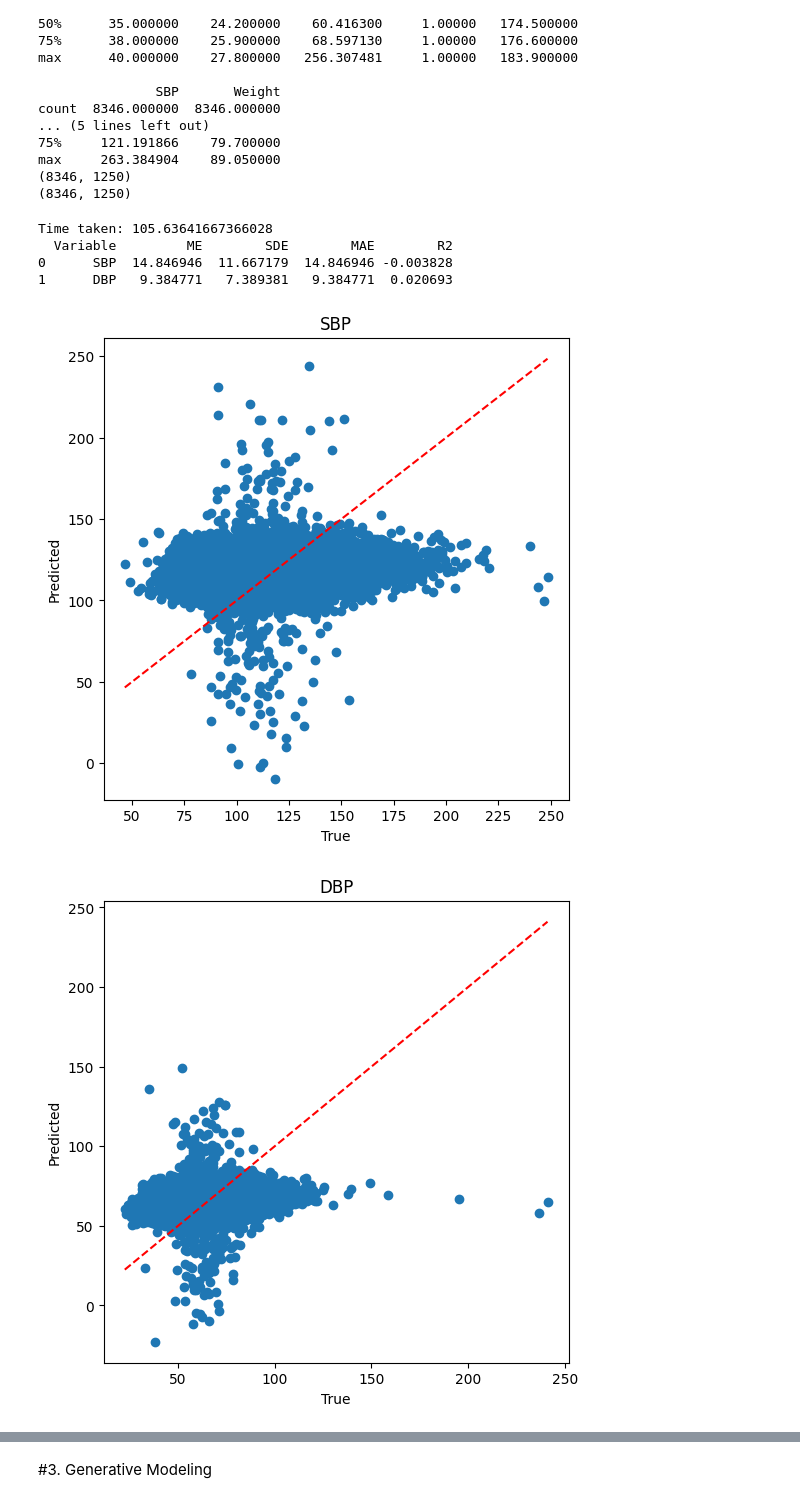
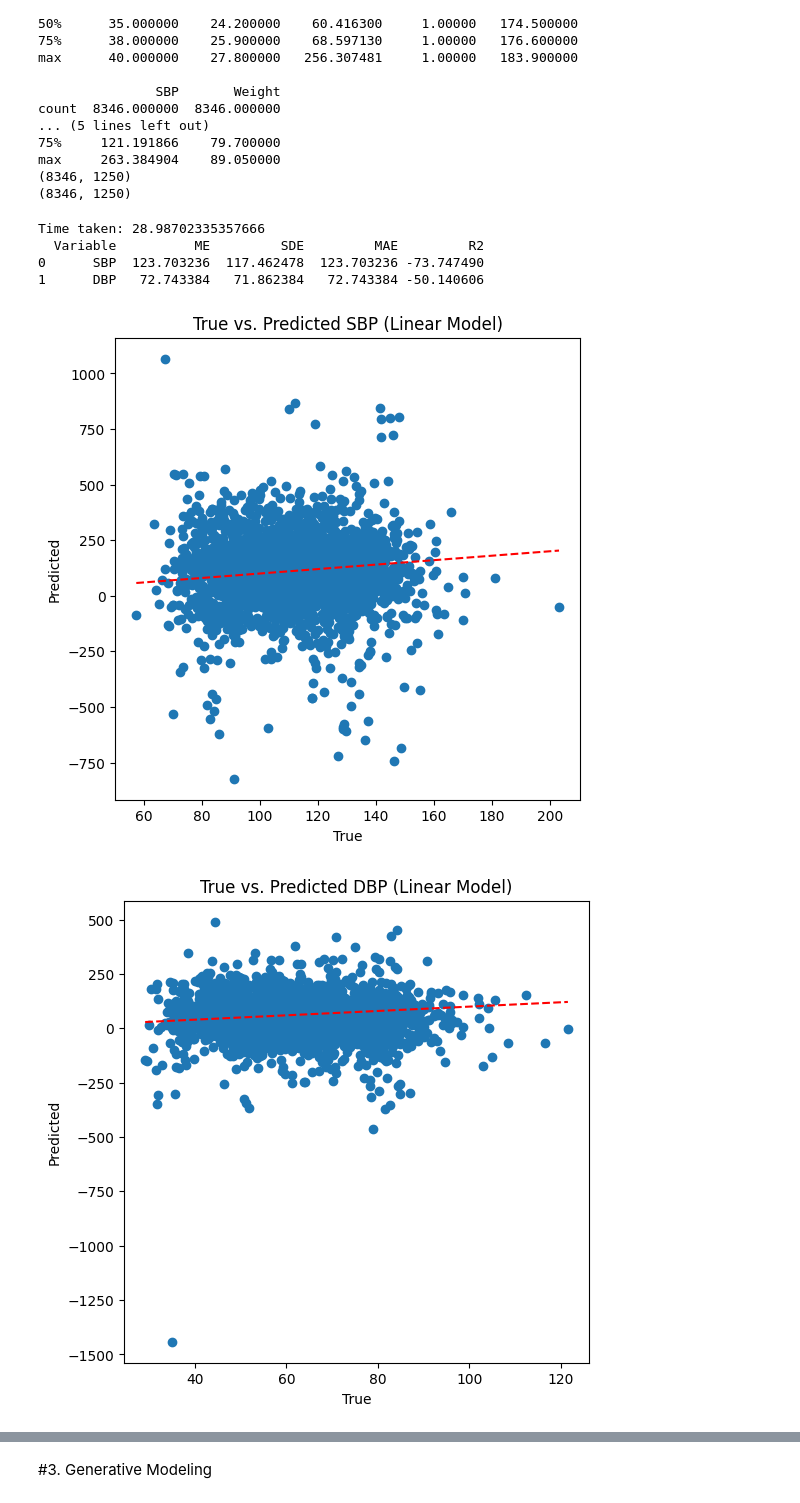
Before and after one commit to yiheng870106/Mathematics-of-Data-Science-Project-4-yiheng, a Jupyter notebook: project4.ipynb, the cells around one changed output, grey strips where cells are left out. Cells and saved outputs as stored; diff of their text form; code cells hidden in the pictures.

```diff
--- a/project4.ipynb
+++ b/project4.ipynb
@@ -493,13 +497,13 @@ constructed df
 finished loading/content/drive/MyDrive/pulsedb/VitalDB_AAMI_Cal_Subset.mat
 constructed df
 # %%
-df_Train = df_Train[df_Train["Age"]<=30]
+df_Train = df_Train[df_Train["Age"]<=27]
 keep_idx = df_Train.index.to_numpy()
 
 ECG_Train = ECG_Train[keep_idx]
 PPG_Train = PPG_Train[keep_idx]
 
-df_CalBased_Test = df_CalBased_Test[df_CalBased_Test["Age"]<=30]
+df_CalBased_Test = df_CalBased_Test[df_CalBased_Test["Age"]<=27]
 keep_idx_CalBased = df_CalBased_Test.index.to_numpy()
 
 ECG_CalBased_Test = ECG_CalBased_Test[keep_idx_CalBased]
@@ -537,13 +545,13 @@ def get_metrics(test, pred):
   return ME, SDE, MAE, R2
 
 import matplotlib.pyplot as plt
-def plot_true_vs_pred(test, pred, title):
+def plot_true_vs_pred(test, pred, variable_name, name):
   plt.figure(figsize=(6,6), alpha=0.3)
   plt.scatter(test, pred)
   plt.plot([min(test), max(test)], [min(test), max(test)], 'r--')  # y=x line
   plt.xlabel('True')
   plt.ylabel('Predicted')
-  plt.title(title)
+  plt.title(f"True vs. Predicted {variable_name} ({name})")
   plt.show()
 # %%
 # predict DBP/SBP from ECG and PPG
@@ -554,46 +562,46 @@ import numpy as np
 import pandas as pd
 import matplotlib.pyplot as plt
 import time
 
 def linear_model(ECG_train, PPG_train, df_train, ECG_test, PPG_test, df_test):
     start = time.time()
     model_DBP = LinearRegression()
     model_SBP = LinearRegression()
     model_DBP.fit(np.concatenate((ECG_train, PPG_train), axis=1), df_train['DBP'])
     model_SBP.fit(np.concatenate((ECG_train, PPG_train), axis=1), df_train['SBP'])
     end = time.time()
     DBP_pred = model_DBP.predict(np.concatenate((ECG_test, PPG_test), axis=1))
     SBP_pred = model_SBP.predict(np.concatenate((ECG_test, PPG_test), axis=1))
 
     print("Time taken:", end - start)
 
     # report the ME, SDE, MAE, and R2.
     DBP_ME, DBP_SDE, DBP_MAE, DBP_R2 = get_metrics(df_test['DBP'], DBP_pred)
     SBP_ME, SBP_SDE, SBP_MAE, SBP_R2 = get_metrics(df_test['SBP'], SBP_pred)
 
     metrics = {
-    'Variable': ['SBP', 'DBP'],
-    'ME': [SBP_ME, DBP_ME],
-    'SDE': [SBP_SDE, DBP_SDE],
-    'MAE': [SBP_MAE, DBP_MAE],
-    'R2': [SBP_R2, DBP_R2]
+      'Variable': ['SBP', 'DBP'],
+      'ME': [SBP_ME, DBP_ME],
+      'SDE': [SBP_SDE, DBP_SDE],
+      'MAE': [SBP_MAE, DBP_MAE],
+      'R2': [SBP_R2, DBP_R2]
     }
 
     df_metrics = pd.DataFrame(metrics)
     print(df_metrics)
 
     # Make plots of the true DBP/SBP vs. estimated DBP/SBP.
-    plot_true_vs_pred(df_test['SBP'], SBP_pred, 'SBP')
-    plot_true_vs_pred(df_test['DBP'], DBP_pred, 'DBP')
+    plot_true_vs_pred(df_test['SBP'], SBP_pred, 'SBP', 'Linear Model')
+    plot_true_vs_pred(df_test['DBP'], DBP_pred, 'DBP', 'Linear Model')
 
 linear_model(ECG_Train, PPG_Train, df_Train, ECG_CalBased_Test, PPG_CalBased_Test, df_CalBased_Test)
 # %% [output]
-Time taken: 105.63641667366028
-  Variable         ME        SDE        MAE        R2
-0      SBP  14.846946  11.667179  14.846946 -0.003828
-1      DBP   9.384771   7.389381   9.384771  0.020693
+Time taken: 28.98702335357666
+  Variable          ME         SDE         MAE         R2
+0      SBP  123.703236  117.462478  123.703236 -73.747490
+1      DBP   72.743384   71.862384   72.743384 -50.140606
-[figure, old version]
+[figure, new version]
-[figure, old version]
+[figure, new version]
 # %%
 # wrap in PyTorch TensorDatasets and DataLoaders
 import torch
```
Also changed, not shown: parts of 5 cells of this notebook.
